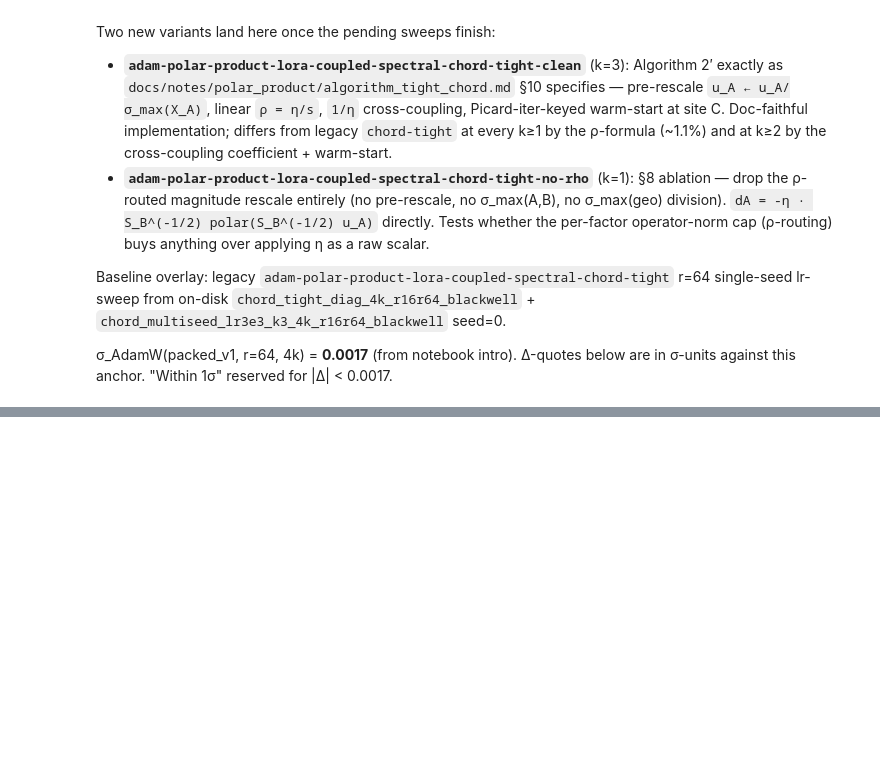
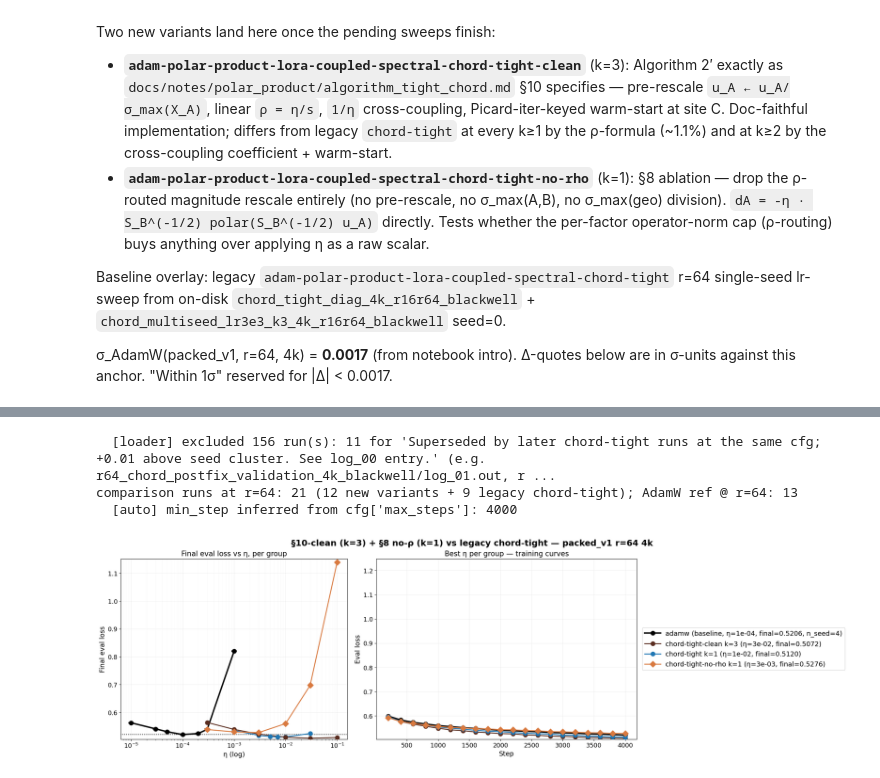
Before and after one commit to nikhilgsh/lora-optimizers, a Jupyter notebook: notebooks/packed_v1_leaderboard.ipynb, the cells around one changed output, grey strips where cells are left out. Drawn from its saved outputs; the diff is of its cells as text; code cells hidden in the pictures; blank space fills up the shorter version.

```diff
--- a/notebooks/packed_v1_leaderboard.ipynb
+++ b/notebooks/packed_v1_leaderboard.ipynb
@@ -745,45 +770,53 @@ for _, row in best.iterrows():
 # %%
 # §10-clean + §8 no-ρ vs legacy chord-tight at r=64, packed_v1 4k.
-# Idiom matches the "chord-tight (whiten) only" focused cell above:
-# subset by optimizer, extend SHORT/color_map/marker_map for new labels,
-# call _render. Avoids hand-rolled matplotlib so the figure shares the
-# AdamW seed-σ reference band + standard panel layout with the rest of
-# the notebook.
+# Subset by optimizer at r=64, extend SHORT/color_map/marker_map for the
+# new labels, then call standard_sweep_figure directly with the r=64-sliced
+# reference (the global _render passes all-rank ref_runs, which trips
+# _eta_sweep_points' homogeneity check on a single-rank run set).
 CLEAN  = 'adam-polar-product-lora-coupled-spectral-chord-tight-clean'
 NO_RHO = 'adam-polar-product-lora-coupled-spectral-chord-tight-no-rho'
 
-# Extend SHORT so group_key produces clean labels for the new variants.
 SHORT.setdefault(CLEAN,  'chord-tight-clean')
 SHORT.setdefault(NO_RHO, 'chord-tight-no-rho')
 
-# Three-way comparison at r=64:
-#   - chord-tight-clean k=3 (§10 doc-faithful Algorithm 2′)
-#   - chord-tight-no-rho k=1 (§8 ablation: drop ρ-routing)
-#   - chord-tight (legacy) k=3 from competitive_runs as the baseline overlay
-#   - chord-tight (legacy) k=1 from competitive_runs as the no-ρ baseline
 new_variant_runs = load_runs(
     where={'optimizer': [CLEAN, NO_RHO],
            'data_pipeline_version': 'packed_v1',
            'max_steps': 4000, 'lora_r': 64, 'seed': 0},
     logs_root='../logs', warn_cross_commit=False,
 )
 legacy_r64 = [
     (c, e) for c, e in competitive_runs
     if c['optimizer'] == WHITEN and c.get('lora_r') == 64
 ]
 comparison_runs = new_variant_runs + legacy_r64
+ref_r64 = [(c, e) for c, e in ref_runs if c.get('lora_r') == 64]
 print(f'comparison runs at r=64: {len(comparison_runs)} '
-      f'({len(new_variant_runs)} new variants + {len(legacy_r64)} legacy chord-tight)')
+      f'({len(new_variant_runs)} new variants + {len(legacy_r64)} legacy chord-tight); '
+      f'AdamW ref @ r=64: {len(ref_r64)}')
 
-# Hues: warm reds for the new clean variant (close to legacy chord-tight
-# red but distinct), orange for the no-ρ ablation (clearly off the chord-
-# tight palette so it doesn't read as "another chord-tight cell").
 color_map.setdefault('chord-tight-clean k=3',  '#5a2d20')   # deep red-brown
 color_map.setdefault('chord-tight-no-rho k=1', '#d97a40')   # orange
 marker_map.setdefault('chord-tight-clean k=3',  'o')
 marker_map.setdefault('chord-tight-no-rho k=1', 'D')
 
-_render(comparison_runs,
-        '§10-clean (k=3) + §8 no-ρ (k=1) vs legacy chord-tight — '
-        'packed_v1 r=64 4k')
+fig, axes, _n_keep, _n_drop = standard_sweep_figure(
+    comparison_runs,
+    group_key_fn=group_key,
+    color_map=color_map,
+    reference_runs=ref_r64,
+    suptitle='§10-clean (k=3) + §8 no-ρ (k=1) vs legacy chord-tight — packed_v1 r=64 4k',
+    same_value_axes=('lora_plus_multiplier',),
+    marker_map=marker_map,
+    figsize=(22, 6.5),
+    x_tick_step=500,
+    normalize_x_to_optimum=NORMALIZE_X_TO_OPTIMUM,
+)
+axes[0].set_ylim(*_auto_ylim_final(comparison_runs, 64))
+axes[1].set_ylim(*_auto_ylim_traj(comparison_runs, 64))
 plt.show()
+# %% [output]
+  [loader] excluded 156 run(s): 11 for 'Superseded by later chord-tight runs at the same cfg; +0.01 above seed cluster. See log_00 entry.' (e.g. r64_chord_postfix_validation_4k_blackwell/log_01.out, r ...
+comparison runs at r=64: 21 (12 new variants + 9 legacy chord-tight); AdamW ref @ r=64: 13
+  [auto] min_step inferred from cfg['max_steps']: 4000
+[figure, added]
```
Also changed, not shown: parts of 7 cells of this notebook.
